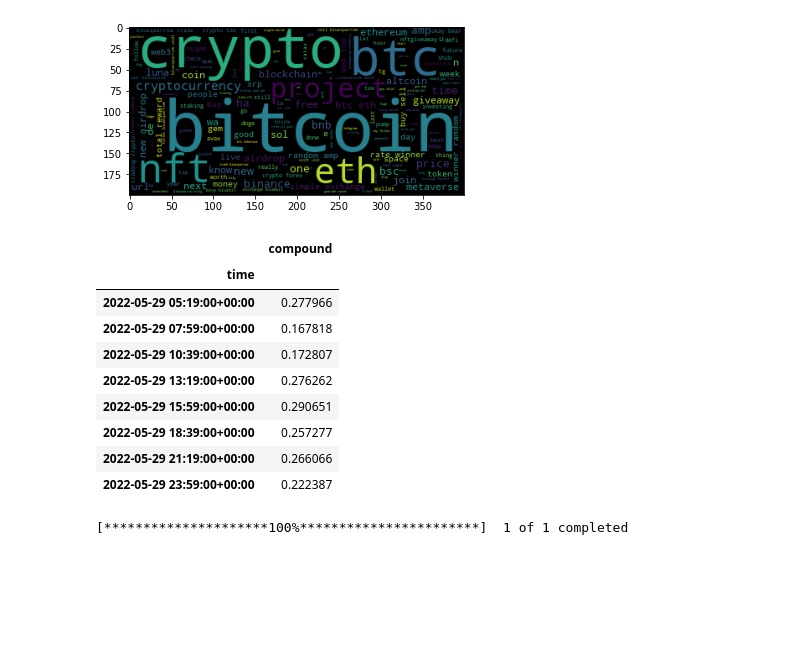
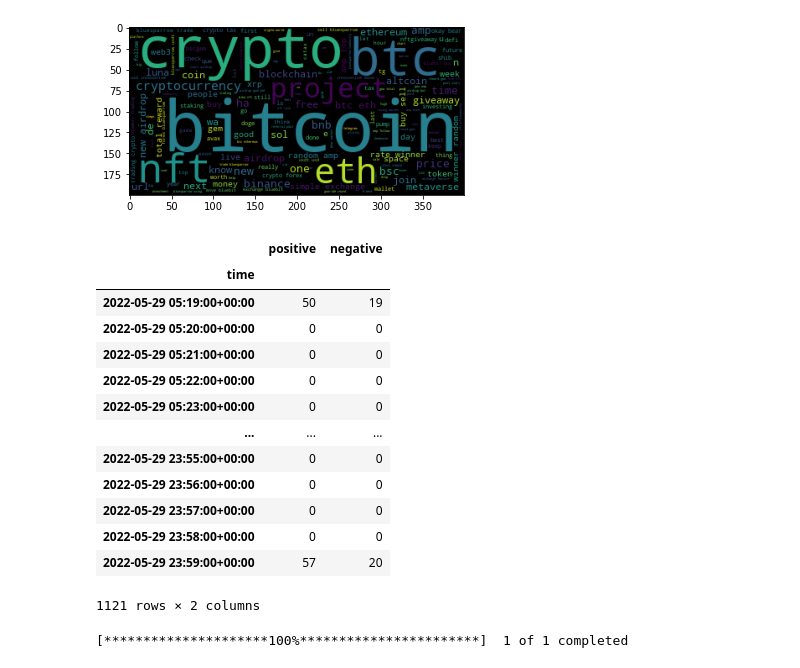
Before and after one commit to mahaguru24/project2-group5, a Jupyter notebook: main.ipynb, the cells around one changed output. Cells and saved outputs as stored; diff of their text form; code cells hidden in the pictures; blank space fills up the shorter version.

Commit message:
Get Y column for buy or sell

```diff
--- a/main.ipynb
+++ b/main.ipynb
@@ -14,10 +14,10 @@ from wordcloud import WordCloud
 # %%
 tweepyKey = os.getenv("tweepyKey")
 tweepyClient = tweepy.Client(tweepyKey)
-# tweepyClient = tweepy.Client()
+tweepyClient = tweepy.Client("AAAAAAAAAAAAAAAAAAAAAGvbawEAAAAAxvxnJu9E%2F%2FPCe5Oz0irJC5BDvZM%3DEsqky8zPsYhadIeHKzCVsaB0UXGz28FFb2UBqtnNDOJkmfAkfN")
 
 startDate = '2022-05-29'
-startDate = '2022-05-30'
+endDate = '2022-05-30'
 # %%
 def basic_count(query):
     count_df=pd.DataFrame(columns=['time', 'count'])
@@ -196,0 +173,6 @@ BTCTweets.head(20)
+# %%
+BTCTweets['positive'] = 0
+BTCTweets.loc[BTCTweets['pos'] > 0, 'positive'] = 1
+BTCTweets['negative'] = 0
+BTCTweets.loc[BTCTweets['neg'] > 0, 'negative'] = 1
+BTCTweets.head(20)
@@ -209,28 +208,32 @@ BTCTweets[['pos', 'neu', 'neg']].sum()
 # %%
 
 # BTCTweetsTemp2=BTCTweetsTemp
 # convert date format to hour & minutes
 # BTCTweetsTemp2['date'] = pd.to_datetime(BTCTweetsTemp2.index.strftime("%Y-%m-%d %-H:%M"))
 
 # get avg compound score for minutes interval
 # BTCTweetsTemp1 = BTCTweetsTemp2 \
 # .groupby(by=[ BTCTweetsTemp2.date ]).mean()
 BTCTweetsTemp1 = BTCTweets[['compound']].groupby(pd.Grouper(freq='T')).mean()
-BTCTweetsCount = BTCTweets[['compound']].groupby(pd.Grouper(freq='T')).mean()
+BTCTweetsCount = BTCTweets[['positive', 'negative']].groupby(pd.Grouper(freq='T')).sum()
 
 
 BTCTweetsTemp1.dropna()
 # %% [output]
-|  | compound |
-| time |  |
-| 2022-05-29 05:19:00+00:00 | 0.277966 |
-| 2022-05-29 07:59:00+00:00 | 0.167818 |
-| 2022-05-29 10:39:00+00:00 | 0.172807 |
-| 2022-05-29 13:19:00+00:00 | 0.276262 |
-| 2022-05-29 15:59:00+00:00 | 0.290651 |
-| 2022-05-29 18:39:00+00:00 | 0.257277 |
-| 2022-05-29 21:19:00+00:00 | 0.266066 |
-| 2022-05-29 23:59:00+00:00 | 0.222387 |
+|  | positive | negative |
+| time |  |  |
+| 2022-05-29 05:19:00+00:00 | 50 | 19 |
+| 2022-05-29 05:20:00+00:00 | 0 | 0 |
+| 2022-05-29 05:21:00+00:00 | 0 | 0 |
+| 2022-05-29 05:22:00+00:00 | 0 | 0 |
+| 2022-05-29 05:23:00+00:00 | 0 | 0 |
+| ... | ... | ... |
+| 2022-05-29 23:55:00+00:00 | 0 | 0 |
+| 2022-05-29 23:56:00+00:00 | 0 | 0 |
+| 2022-05-29 23:57:00+00:00 | 0 | 0 |
+| 2022-05-29 23:58:00+00:00 | 0 | 0 |
+| 2022-05-29 23:59:00+00:00 | 57 | 20 |
+1121 rows × 2 columns
 # %%
 from pandas_datareader import data as pdr
 
```
Also changed, not shown: parts of 9 cells of this notebook.
